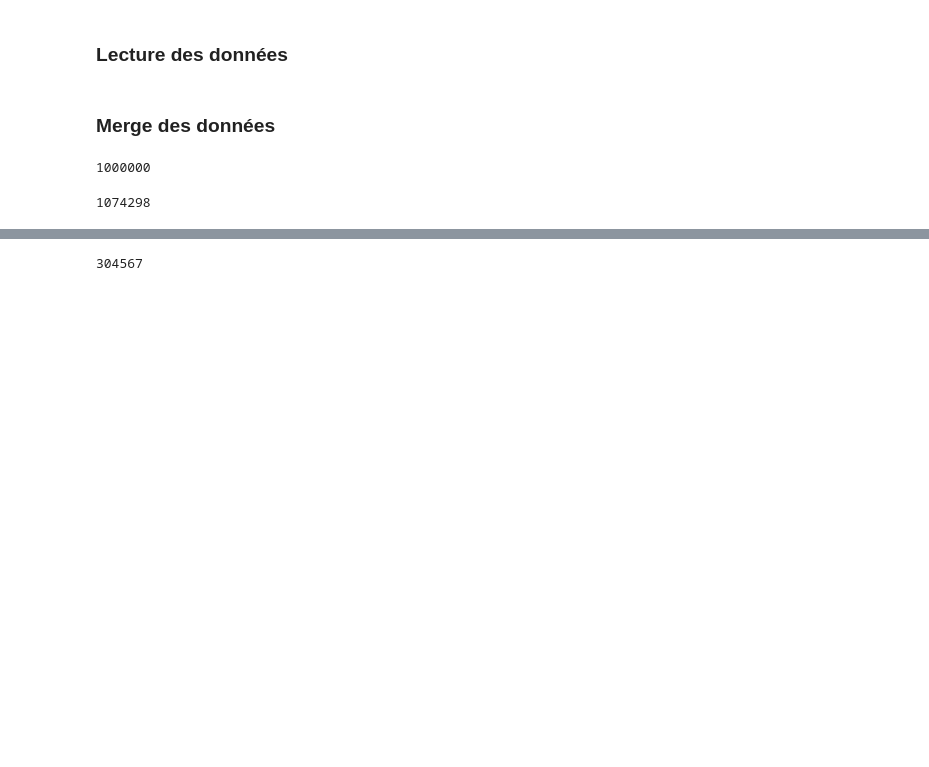
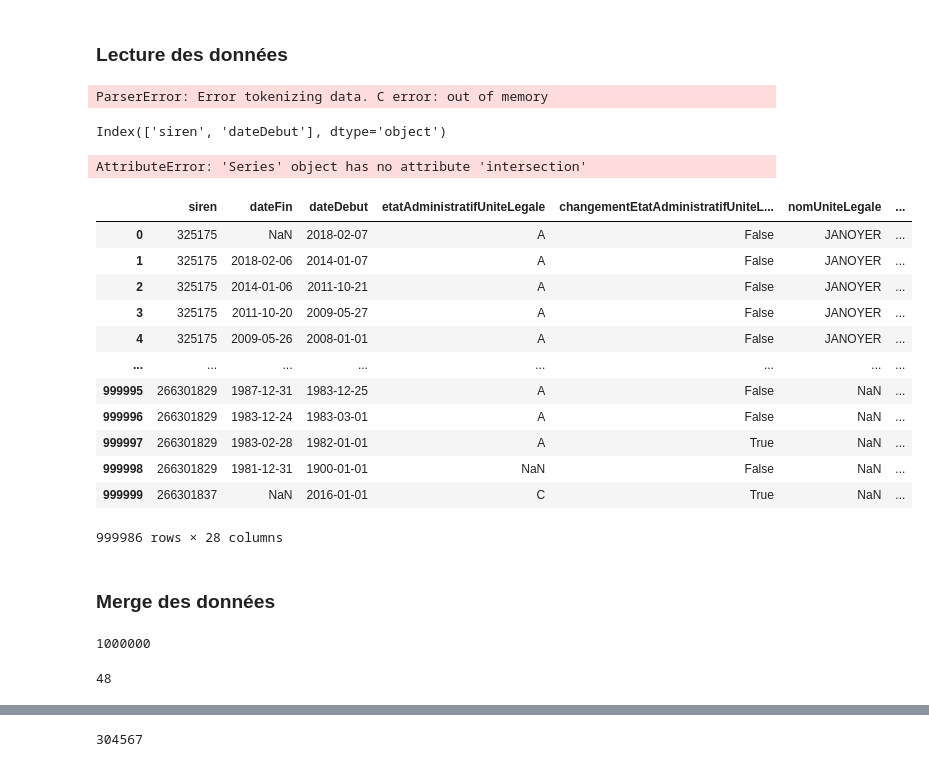
Before and after one commit to JonathanLouamba/Projet_GGVie, a Jupyter notebook: Projet_GGVie.ipynb, the cells around one changed output, grey strips where cells are left out. Drawn from its saved outputs; the diff is of its cells as text; code cells hidden in the pictures; blank space fills up the shorter version.

```diff
--- a/Projet_GGVie.ipynb
+++ b/Projet_GGVie.ipynb
@@ -7,21 +7,27 @@ import requests
 ### Lecture des données
 # %%
 # Stock etablissement historique
-stock_etablissement_hist = pd.read_csv("../data_Projet_GGVie/StockEtablissementHistorique_utf8.csv", chunksize=1000000)
+stock_etablissement_hist = pd.read_csv("../data_Projet_GGVie/StockEtablissementHistorique_utf8.csv", chunksize=1000000, low_memory=False)
 stock_etablissement_hist = pd.DataFrame(stock_etablissement_hist.get_chunk(1000000))
 
 # Stock etablissement
-stock_etablissement = pd.read_csv("../data_Projet_GGVie/StockEtablissement_utf8.csv", chunksize=1000000)
+stock_etablissement = pd.read_csv("../data_Projet_GGVie/StockEtablissement_utf8.csv", chunksize=1000000, low_memory=False)
 stock_etablissement = pd.DataFrame(stock_etablissement.get_chunk(1000000))
 
 # Stock etablissement lien succession
-stock_etablissement_lien_succession = pd.read_csv("../data_Projet_GGVie/StockEtablissementLiensSuccession_utf8.csv", chunksize=1000000)
+stock_etablissement_lien_succession = pd.read_csv("../data_Projet_GGVie/StockEtablissementLiensSuccession_utf8.csv", chunksize=1000000, low_memory=False)
 stock_etablissement_lien_succession = pd.DataFrame(stock_etablissement_lien_succession.get_chunk(1000000))
 
 # Stock unite legale
-stock_unite_legale = pd.read_csv("../data_Projet_GGVie/StockUniteLegale_utf8.csv", chunksize=1000000)
+stock_unite_legale = pd.read_csv("../data_Projet_GGVie/StockUniteLegale_utf8.csv", chunksize=1000000, low_memory=False)
 stock_unite_legale = pd.DataFrame(stock_unite_legale.get_chunk(1000000))
 
 # Stock unite legale historique
-stock_unite_legale_hist = pd.read_csv("../data_Projet_GGVie/StockUniteLegaleHistorique_utf8.csv", chunksize=1000000)
+stock_unite_legale_hist = pd.read_csv("../data_Projet_GGVie/StockUniteLegaleHistorique_utf8.csv", chunksize=1000000, low_memory=False)
 stock_unite_legale_hist = pd.DataFrame(stock_unite_legale_hist.get_chunk(1000000))
+
+"""# Infogreffe 2022
+infogreffe_2022 = pd.read_csv("../data_Projet_GGVie/chiffres-cles-2022.csv", chunksize=1000000,low_memory=False)
+infogreffe_2022 = pd.DataFrame(infogreffe_2022.get_chunk(1000000))"""
+# %% [output]
+ParserError: Error tokenizing data. C error: out of memory
@@ -28,8 +36,32 @@ stock_unite_legale_hist = pd.DataFrame(stock_unite_legale_hist.get_chunk(1000000
 # %%
 # Pour voir les colonnes en commun
-print(stock_etablissement.columns.intersection(stock_etablissement_hist.columns))
-print(stock_unite_legale.columns.intersection(stock_unite_legale_hist.columns))
-print(stock_unite_legale_hist.columns.intersection(stock_etablissement_hist.columns))
+#print(stock_etablissement.columns.intersection(stock_etablissement_hist.columns))
+#print(stock_unite_legale.columns.intersection(stock_unite_legale_hist.columns))
+print(stock_unite_legale_hist.columns.intersection(stock_etablissement.columns))
+# %% [output]
+Index(['siren', 'dateDebut'], dtype='object')
+# %%
+print(stock_unite_legale_hist['siren'].intersection(stock_etablissement['siren']))
+# %% [output]
+AttributeError: 'Series' object has no attribute 'intersection'
+# %%
+common_elements = stock_unite_legale_hist[stock_unite_legale_hist['siren'].isin(stock_etablissement['siren'])]
+# %%
+common_elements
+# %% [output]
+|  | siren | dateFin | dateDebut | etatAdministratifUniteLegale | changementEtatAdministratifUniteL... | nomUniteLegale | ... |
+| 0 | 325175 | NaN | 2018-02-07 | A | False | JANOYER | ... |
+| 1 | 325175 | 2018-02-06 | 2014-01-07 | A | False | JANOYER | ... |
+| 2 | 325175 | 2014-01-06 | 2011-10-21 | A | False | JANOYER | ... |
+| 3 | 325175 | 2011-10-20 | 2009-05-27 | A | False | JANOYER | ... |
+| 4 | 325175 | 2009-05-26 | 2008-01-01 | A | False | JANOYER | ... |
+| ... | ... | ... | ... | ... | ... | ... | ... |
+| 999995 | 266301829 | 1987-12-31 | 1983-12-25 | A | False | NaN | ... |
+| 999996 | 266301829 | 1983-12-24 | 1983-03-01 | A | False | NaN | ... |
+| 999997 | 266301829 | 1983-02-28 | 1982-01-01 | A | True | NaN | ... |
+| 999998 | 266301829 | 1981-12-31 | 1900-01-01 | NaN | False | NaN | ... |
+| 999999 | 266301837 | NaN | 2016-01-01 | C | True | NaN | ... |
+999986 rows × 28 columns
 # %% [markdown]
 ### Merge des données
 # %%
@@ -59,8 +91,8 @@ stock_etablissement_merged = stock_etablissement.merge(stock_etablissement_hist,
-# %%
-stock_merged.shape[0]
-# %% [output]
-1000000
-# %%
-stock_hist_merged.shape[0]
-# %% [output]
-1074298
+# %%
+stock_etablissement_merged
+# %% [output]
+1000000
+# %%
+stock_etablissement.shape[1]
+# %% [output]
+48
```
Also changed, not shown: parts of 3 cells of this notebook.
